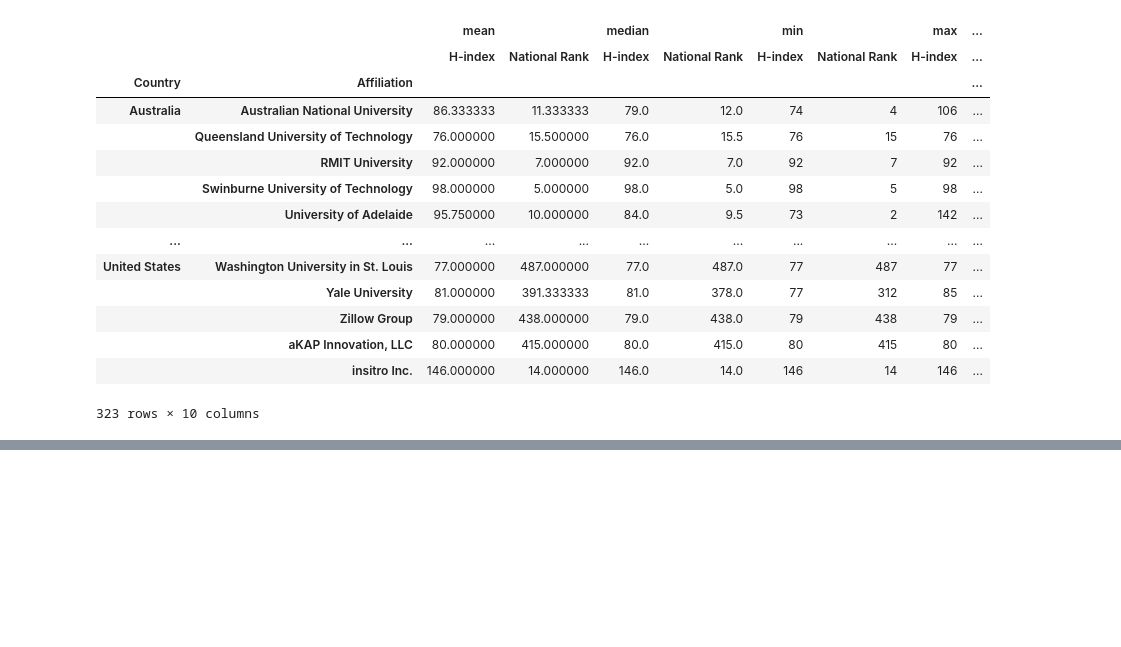
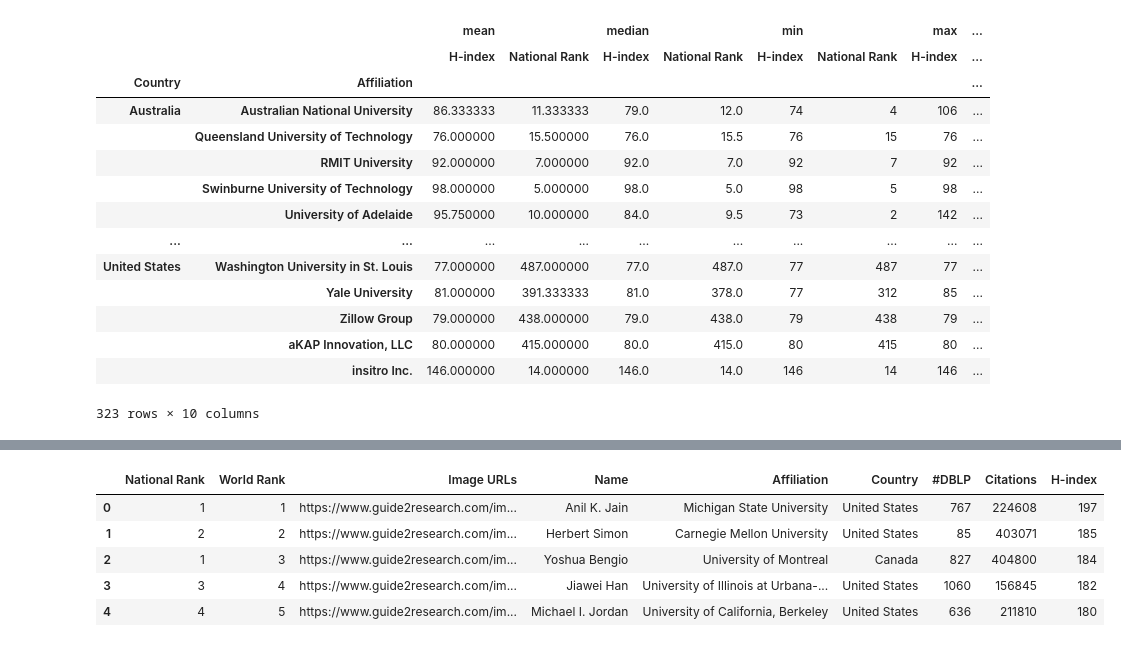
Before and after one commit to pioneerAlpha/ML_AiS_B1, a Jupyter notebook: Week 4/pandas.ipynb, the cells around one changed output, grey strips where cells are left out. Drawn from its saved outputs; the diff is of its cells as text; code cells hidden in the pictures; blank space fills up the shorter version.

```diff
--- a/Week 4/pandas.ipynb
+++ b/Week 4/pandas.ipynb
@@ -658,0 +677,19 @@ pd.pivot_table(df,index=['Country','Affiliation'],values=['H-index','National Ra
+# %%
+def convert_to_int(val):
+  conv = ""
+  for x in str(val):
+    if x!=",": conv += x
+  val = int(conv)
+  return val
+
+df['Citations'] = df['Citations'].apply(lambda x: convert_to_int(x))
+df['#DBLP'] = df['#DBLP'].apply(lambda x: convert_to_int(x))
+# %%
+df.head()
+# %% [output]
+|  | National Rank | World Rank | Image URLs | Name | Affiliation | Country | #DBLP | Citations | H-index |
+| 0 | 1 | 1 | https://www.guide2research.com/im... | Anil K. Jain | Michigan State University | United States | 767 | 224608 | 197 |
+| 1 | 2 | 2 | https://www.guide2research.com/im... | Herbert Simon | Carnegie Mellon University | United States | 85 | 403071 | 185 |
+| 2 | 1 | 3 | https://www.guide2research.com/im... | Yoshua Bengio | University of Montreal | Canada | 827 | 404800 | 184 |
+| 3 | 3 | 4 | https://www.guide2research.com/im... | Jiawei Han | University of Illinois at Urbana-... | United States | 1060 | 156845 | 182 |
+| 4 | 4 | 5 | https://www.guide2research.com/im... | Michael I. Jordan | University of California, Berkeley | United States | 636 | 211810 | 180 |
```
Also changed, not shown: parts of 4 cells of this notebook, 2 other files.
